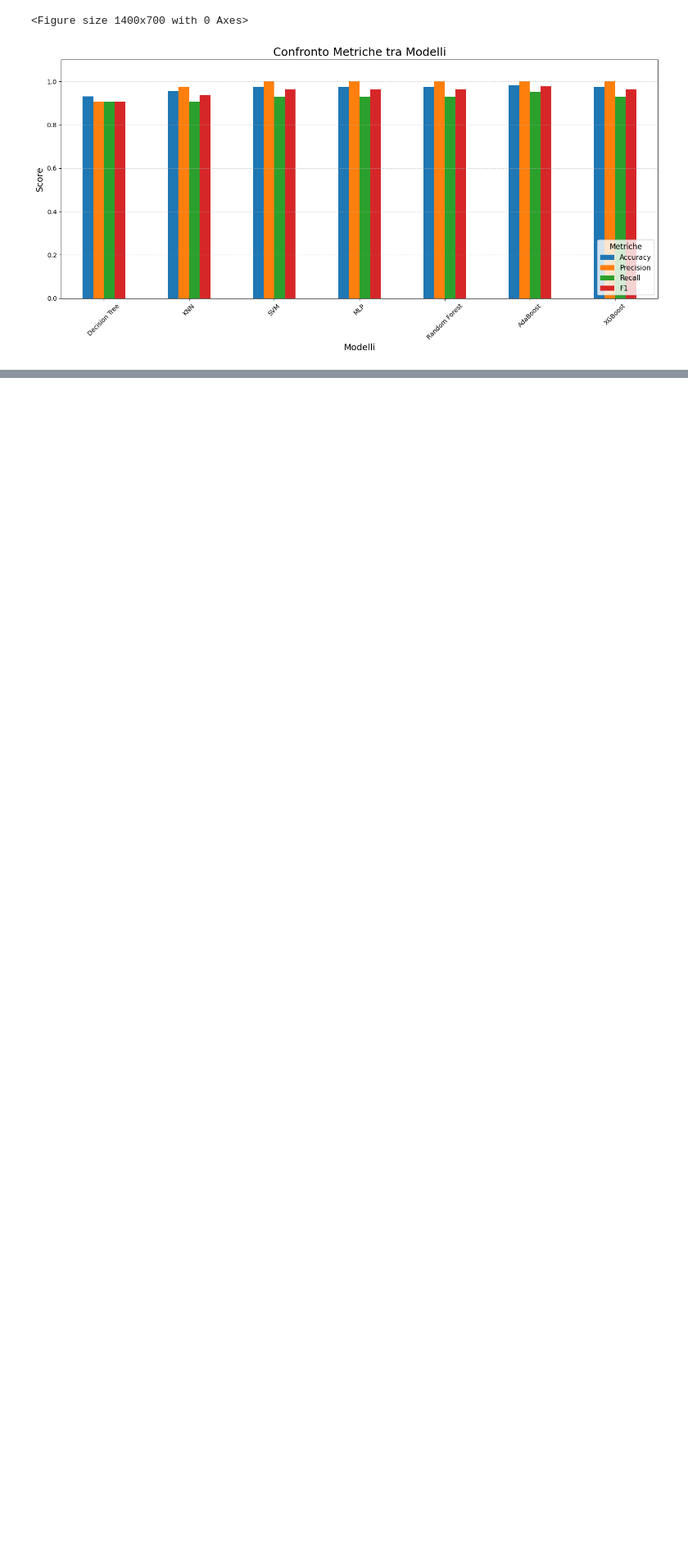
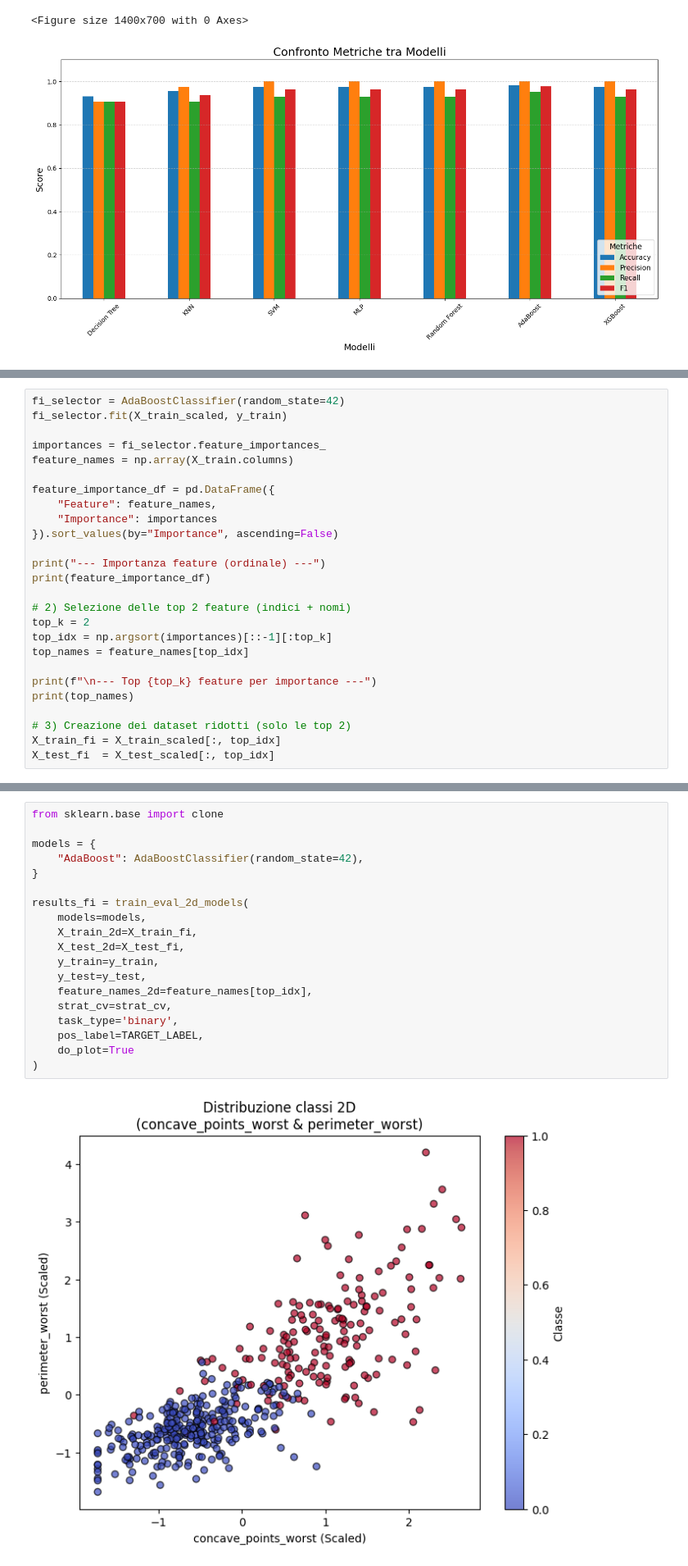
Before and after one commit to Pandanna/Data-Mining-Project, a Jupyter notebook: Cancer_dataset.ipynb, the cells around one changed output, grey strips where cells are left out. Shown at 82% size. Saved outputs shown, nothing was run; the diff lists cells and outputs as text; blank space fills up the shorter version.

```diff
--- a/Cancer_dataset.ipynb
+++ b/Cancer_dataset.ipynb
@@ -571,0 +664,26 @@ df_compare
+# %%
+fi_selector = AdaBoostClassifier(random_state=42)
+fi_selector.fit(X_train_scaled, y_train)
+
+importances = fi_selector.feature_importances_
+feature_names = np.array(X_train.columns)
+
+feature_importance_df = pd.DataFrame({
+    "Feature": feature_names,
+    "Importance": importances
+}).sort_values(by="Importance", ascending=False)
+
+print("--- Importanza feature (ordinale) ---")
+print(feature_importance_df)
+
+# 2) Selezione delle top 2 feature (indici + nomi)
+top_k = 2
+top_idx = np.argsort(importances)[::-1][:top_k]
+top_names = feature_names[top_idx]
+
+print(f"\n--- Top {top_k} feature per importance ---")
+print(top_names)
+
+# 3) Creazione dei dataset ridotti (solo le top 2)
+X_train_fi = X_train_scaled[:, top_idx]
+X_test_fi  = X_test_scaled[:, top_idx]
@@ -571,0 +708,21 @@ df_compare
+# %%
+from sklearn.base import clone
+
+models = {
+    "AdaBoost": AdaBoostClassifier(random_state=42),
+}
+
+results_fi = train_eval_2d_models(
+    models=models,
+    X_train_2d=X_train_fi,
+    X_test_2d=X_test_fi,
+    y_train=y_train,
+    y_test=y_test,
+    feature_names_2d=feature_names[top_idx],
+    strat_cv=strat_cv,
+    task_type='binary',
+    pos_label=TARGET_LABEL,
+    do_plot=True
+)
+# %% [output]
+[figure, added]
```
Also changed, not shown: parts of 15 cells of this notebook.
